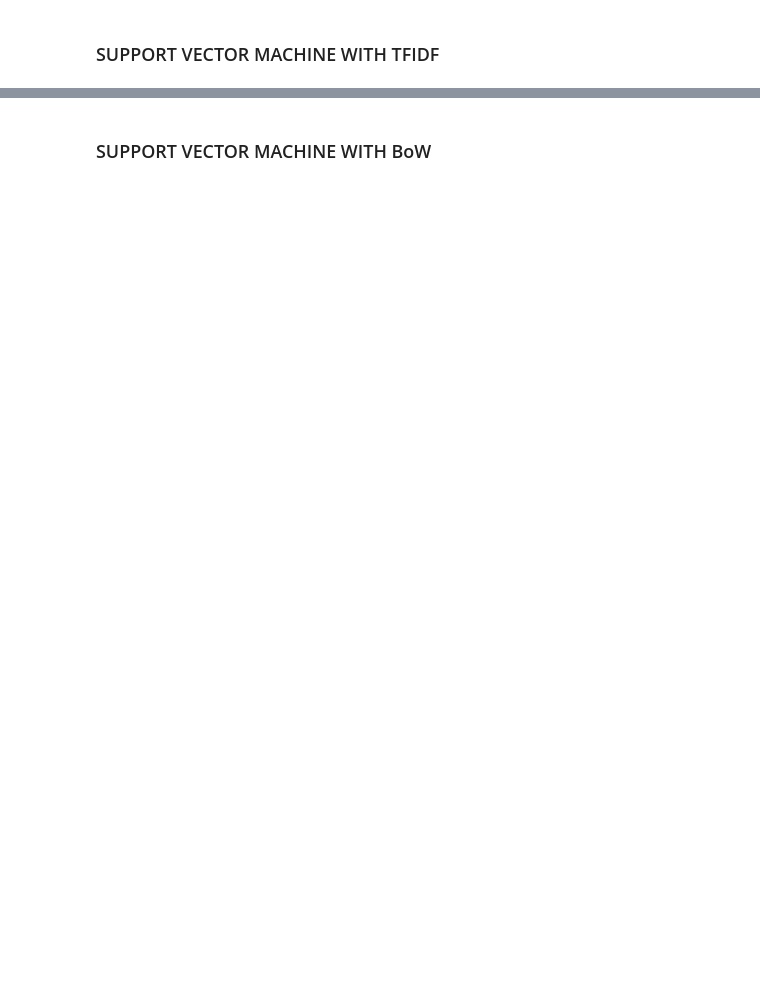
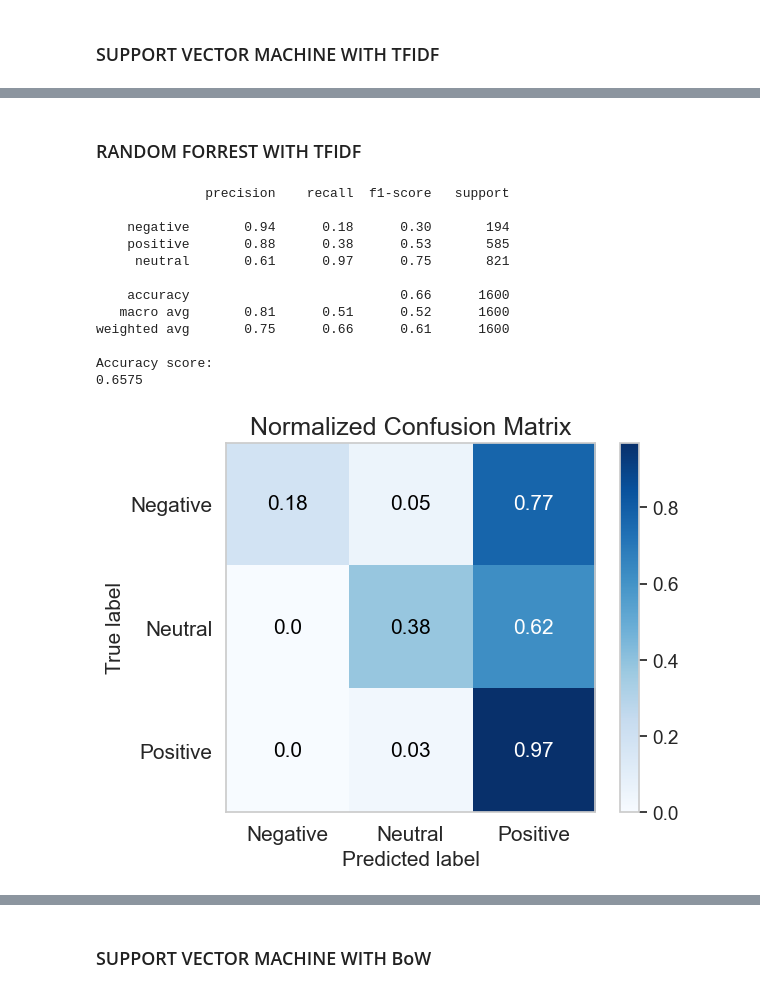
Before and after one commit to blxckbvrbi3/sentiment-analyser-article, a Jupyter notebook: SENTIMENT ANALYSIS PROJECT.ipynb, the cells around one changed output, grey strips where cells are left out. Saved outputs shown, nothing was run; the diff lists cells and outputs as text; code cells hidden in the pictures; blank space fills up the shorter version.

```diff
--- a/SENTIMENT ANALYSIS PROJECT.ipynb
+++ b/SENTIMENT ANALYSIS PROJECT.ipynb
@@ -365,0 +369,53 @@ accuracy score
+# %% [markdown]
+### RANDOM FORREST WITH TFIDF
+# %%
+# TFIDF WITH RANDOM FOREST
+from sklearn.feature_extraction.text import TfidfVectorizer
+from sklearn.pipeline import Pipeline
+from sklearn.ensemble import RandomForestClassifier
+from sklearn.metrics import classification_report, accuracy_score
+import scikitplot as skplt
+import matplotlib.pyplot as plt
+
+# TF-IDF Vectorizer
+tfidf = TfidfVectorizer(max_features=10000, ngram_range=(1, 3))
+
+# Random Forest Classifier
+rf = RandomForestClassifier()
+
+# Pipeline setup
+pipeline = Pipeline([
+    ('vectorizer', tfidf),
+    ('classifier', rf)
+])
+
+# Fitting the model
+sentiment_fit = pipeline.fit(X_train, y_train)
+
+# Predictions
+y_pred = sentiment_fit.predict(X_test)
+
+# Classification report
+print(classification_report(y_test, y_pred, target_names=['negative', 'positive', 'neutral']))
+
+# Accuracy score
+print("Accuracy score:")
+print(accuracy_score(y_test, y_pred))
+
+# Confusion matrix
+skplt.metrics.plot_confusion_matrix(y_test, y_pred, normalize=True)
+plt.show()
+# %% [output]
+              precision    recall  f1-score   support
+
+    negative       0.94      0.18      0.30       194
+    positive       0.88      0.38      0.53       585
+     neutral       0.61      0.97      0.75       821
+
+    accuracy                           0.66      1600
+   macro avg       0.81      0.51      0.52      1600
+weighted avg       0.75      0.66      0.61      1600
+
+Accuracy score:
+0.6575
+[figure, added]
```
Also changed, not shown: parts of 18 cells of this notebook, 2 other files.
